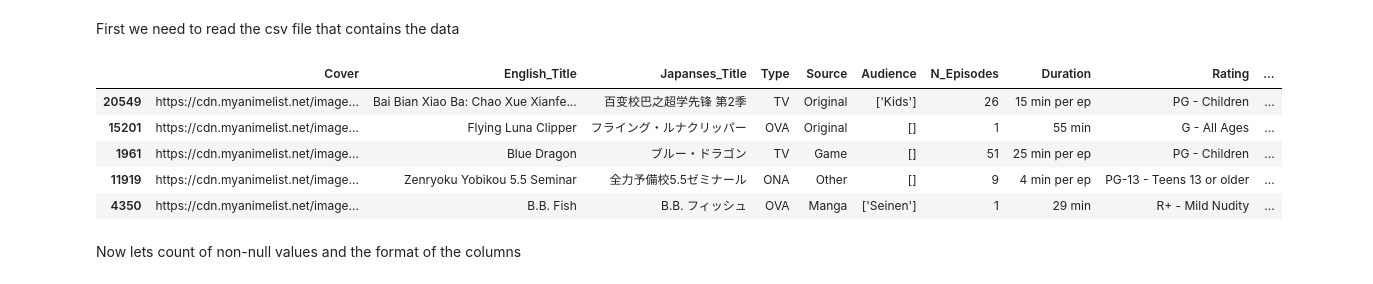
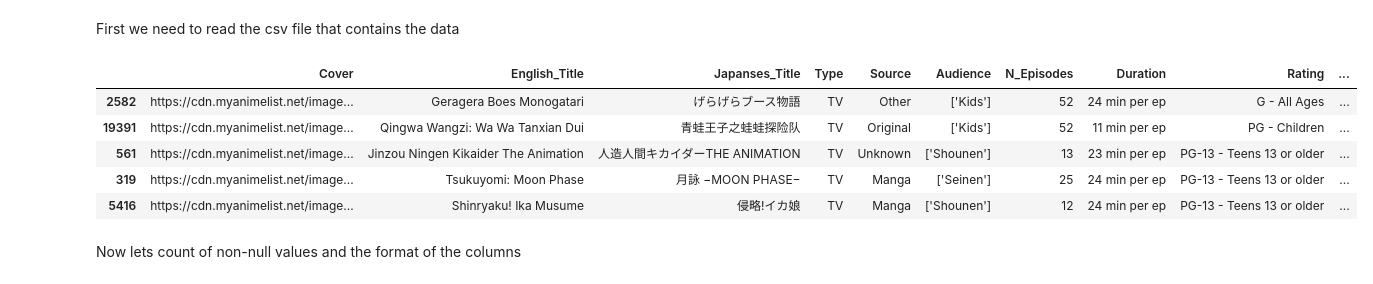
Before and after one commit to RealXun/EDA_ANIME, a Jupyter notebook: src/EDA_Anime.ipynb, the cells around one changed output. Saved outputs shown, nothing was run; the diff lists cells and outputs as text; code cells hidden in the pictures.

```diff
--- a/src/EDA_Anime.ipynb
+++ b/src/EDA_Anime.ipynb
@@ -37,16 +37,16 @@ df = pd.read_csv(data_folder,"cleaned.csv")
 # %% [markdown]
 First we need to read the csv file that contains the data
 # %%
-# df = pd.read_csv("C:/Users/Christiandda/Desktop/dataset/cleaned.csv",sep=";") # reading file
-# df_copy = df.copy() # making  copy
-# df_copy.sample(5) # printing a sample
+df = pd.read_csv("C:/Users/Christiandda/Desktop/dataset/anime_2022_12_02_00_24_58.csv",sep=";") # reading file
+df_copy = df.copy() # making  copy
+df_copy.sample(5) # printing a sample
 # %% [output]
 |  | Cover | English_Title | Japanses_Title | Type | Source | Audience | N_Episodes | Duration | Rating | ... |
-| 20549 | https://cdn.myanimelist.net/image... | Bai Bian Xiao Ba: Chao Xue Xianfe... | 百变校巴之超学先锋 第2季 | TV | Original | ['Kids'] | 26 | 15 min per ep | PG - Children | ... |
-| 15201 | https://cdn.myanimelist.net/image... | Flying Luna Clipper | フライング・ルナクリッパー | OVA | Original | [] | 1 | 55 min | G - All Ages | ... |
-| 1961 | https://cdn.myanimelist.net/image... | Blue Dragon | ブルー・ドラゴン | TV | Game | [] | 51 | 25 min per ep | PG - Children | ... |
-| 11919 | https://cdn.myanimelist.net/image... | Zenryoku Yobikou 5.5 Seminar | 全力予備校5.5ゼミナール | ONA | Other | [] | 9 | 4 min per ep | PG-13 - Teens 13 or older | ... |
-| 4350 | https://cdn.myanimelist.net/image... | B.B. Fish | B.B. フィッシュ | OVA | Manga | ['Seinen'] | 1 | 29 min | R+ - Mild Nudity | ... |
+| 2582 | https://cdn.myanimelist.net/image... | Geragera Boes Monogatari | げらげらブース物語 | TV | Other | ['Kids'] | 52 | 24 min per ep | G - All Ages | ... |
+| 19391 | https://cdn.myanimelist.net/image... | Qingwa Wangzi: Wa Wa Tanxian Dui | 青蛙王子之蛙蛙探险队 | TV | Original | ['Kids'] | 52 | 11 min per ep | PG - Children | ... |
+| 561 | https://cdn.myanimelist.net/image... | Jinzou Ningen Kikaider The Animation | 人造人間キカイダーTHE ANIMATION | TV | Unknown | ['Shounen'] | 13 | 23 min per ep | PG-13 - Teens 13 or older | ... |
+| 319 | https://cdn.myanimelist.net/image... | Tsukuyomi: Moon Phase | 月詠 −MOON PHASE− | TV | Manga | ['Seinen'] | 25 | 24 min per ep | PG-13 - Teens 13 or older | ... |
+| 5416 | https://cdn.myanimelist.net/image... | Shinryaku! Ika Musume | 侵略!イカ娘 | TV | Manga | ['Shounen'] | 12 | 24 min per ep | PG-13 - Teens 13 or older | ... |
 # %% [markdown]
 Now lets count of non-null values and the format of the columns
 # %%
```
Also changed, not shown: parts of 61 cells of this notebook, 12 other files.
